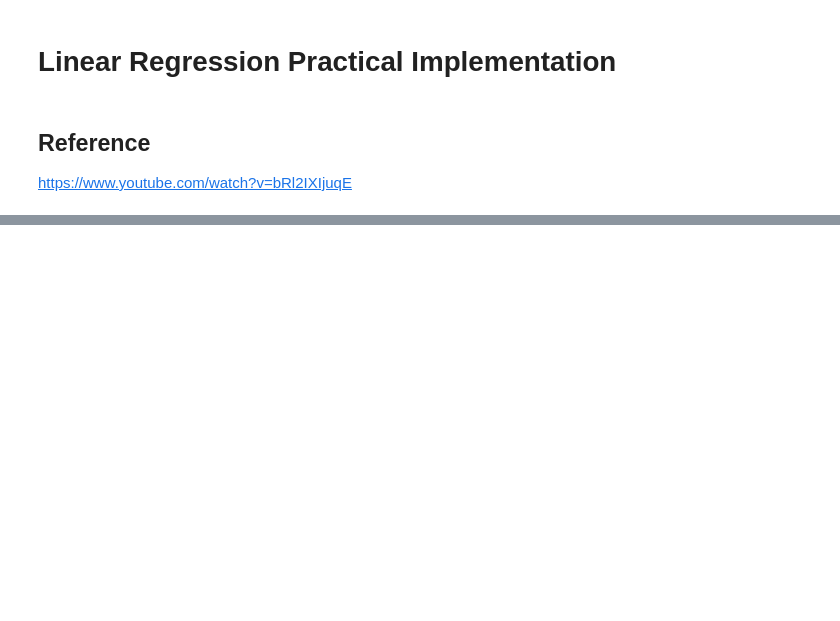
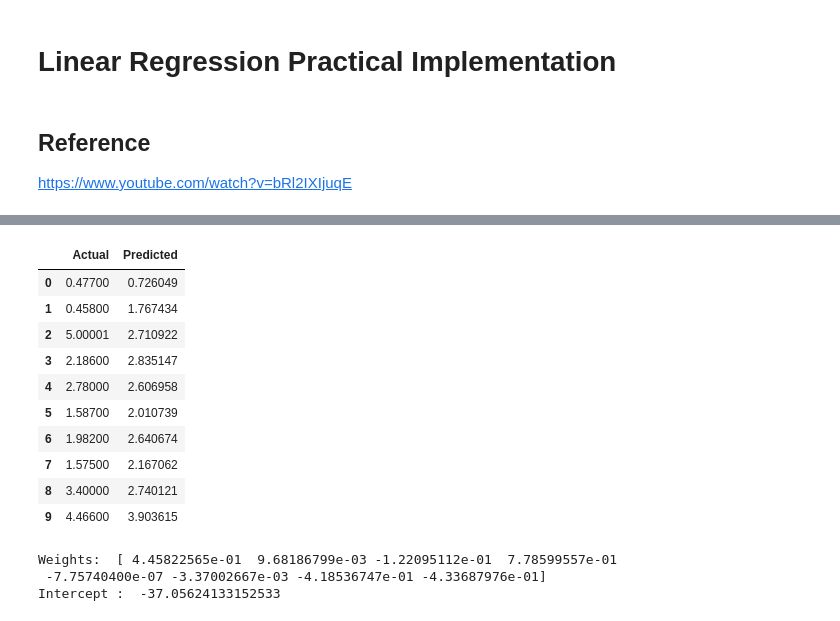
Before and after one commit to hasanravda/IML_Lab, a Jupyter notebook: linear-regression-practical.ipynb, the cells around one changed output, grey strips where cells are left out. Cells and saved outputs as stored; diff of their text form; code cells hidden in the pictures; blank space fills up the shorter version.

```diff
--- a/linear-regression-practical.ipynb
+++ b/linear-regression-practical.ipynb
@@ -27,0 +157,22 @@ y=df.target
+# %%
+pred_df=pd.DataFrame({'Actual':y_test,'Predicted':y_pred})
+pred_df.head(10)
+# %% [output]
+|  | Actual | Predicted |
+| 0 | 0.47700 | 0.726049 |
+| 1 | 0.45800 | 1.767434 |
+| 2 | 5.00001 | 2.710922 |
+| 3 | 2.18600 | 2.835147 |
+| 4 | 2.78000 | 2.606958 |
+| 5 | 1.58700 | 2.010739 |
+| 6 | 1.98200 | 2.640674 |
+| 7 | 1.57500 | 2.167062 |
+| 8 | 3.40000 | 2.740121 |
+| 9 | 4.46600 | 3.903615 |
+# %%
+print("Weights: ",regression.coef_)
+print("Intercept : ",regression.intercept_)   # Intercept - the value of Y when X is 0
+# %% [output]
+Weights:  [ 4.45822565e-01  9.68186799e-03 -1.22095112e-01  7.78599557e-01
+ -7.75740400e-07 -3.37002667e-03 -4.18536747e-01 -4.33687976e-01]
+Intercept :  -37.05624133152533
```
Also changed, not shown: parts of 17 cells of this notebook.
